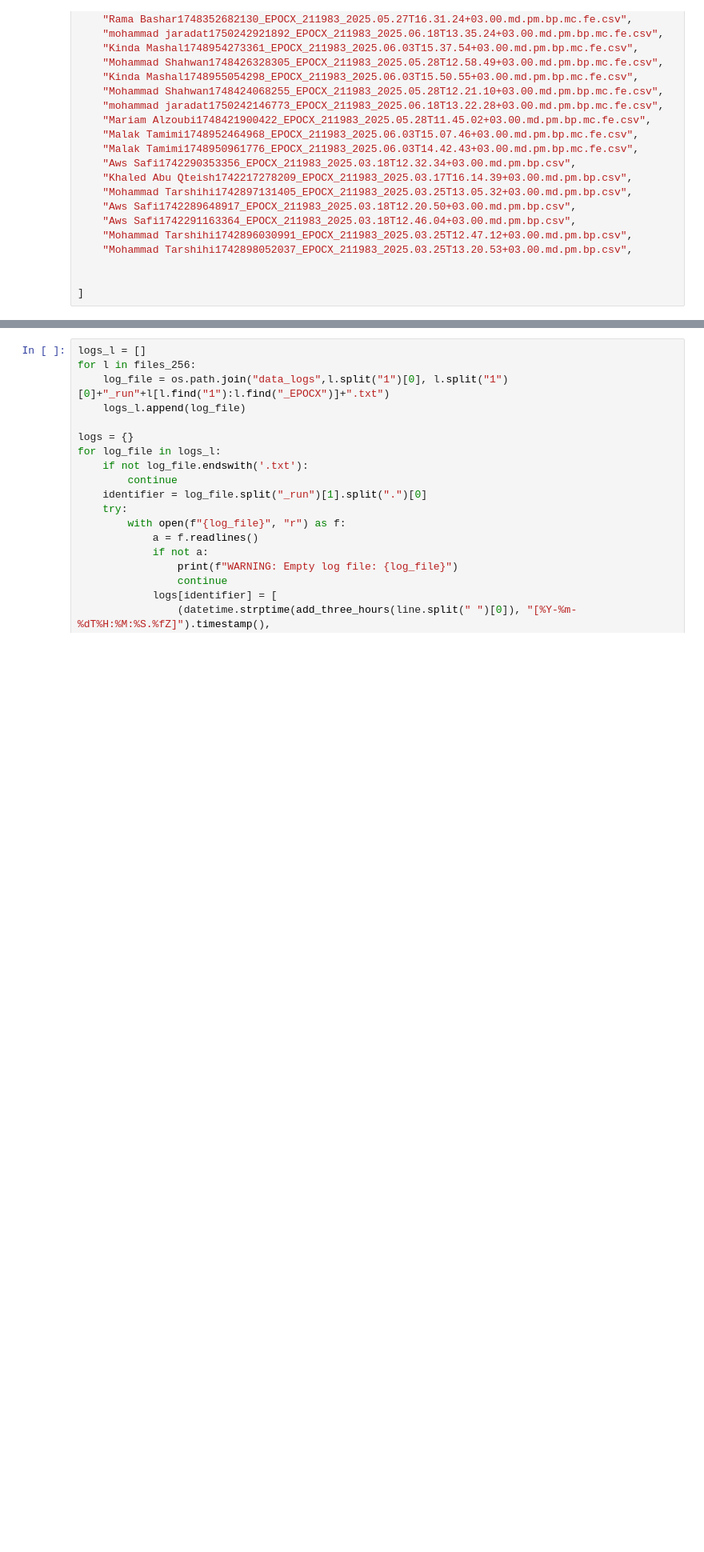
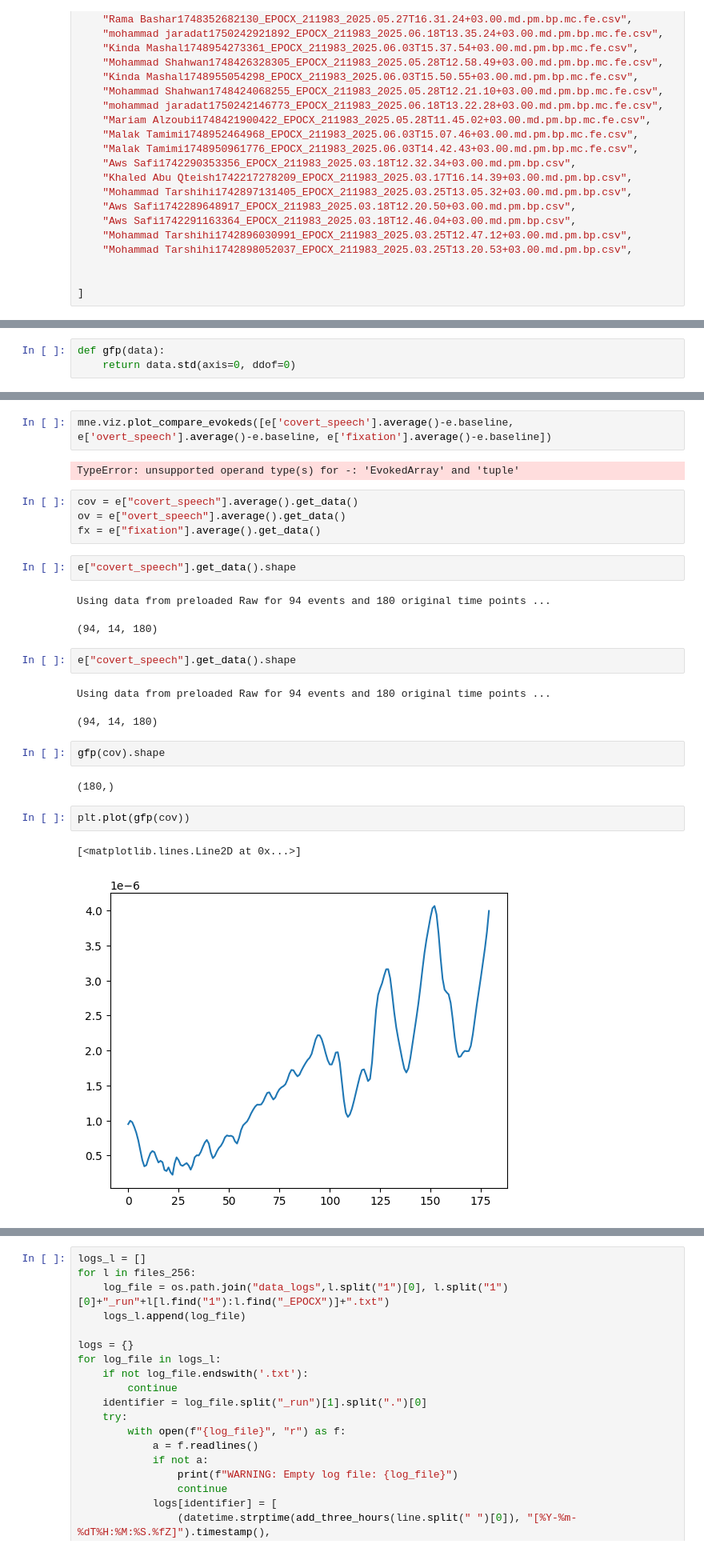
Before and after one commit to nasseralbess/imagined-speech, a Jupyter notebook: simpler.ipynb, the cells around one changed output, grey strips where cells are left out. Shown at 80% size. Drawn from its saved outputs; the diff is of its cells as text; blank space fills up the shorter version.

```diff
--- a/simpler.ipynb
+++ b/simpler.ipynb
@@ -89,0 +136,3 @@ files_256 = [
+# %%
+def gfp(data):
+    return data.std(axis=0, ddof=0)
@@ -89,0 +142,27 @@ files_256 = [
+# %%
+mne.viz.plot_compare_evokeds([e['covert_speech'].average()-e.baseline, e['overt_speech'].average()-e.baseline, e['fixation'].average()-e.baseline])
+# %% [output]
+TypeError: unsupported operand type(s) for -: 'EvokedArray' and 'tuple'
+# %%
+cov = e["covert_speech"].average().get_data()
+ov = e["overt_speech"].average().get_data()
+fx = e["fixation"].average().get_data()
+# %%
+e["covert_speech"].get_data().shape
+# %% [output]
+Using data from preloaded Raw for 94 events and 180 original time points ...
+(94, 14, 180)
+# %%
+e["covert_speech"].get_data().shape
+# %% [output]
+Using data from preloaded Raw for 94 events and 180 original time points ...
+(94, 14, 180)
+# %%
+gfp(cov).shape
+# %% [output]
+(180,)
+# %%
+plt.plot(gfp(cov))
+# %% [output]
+[<matplotlib.lines.Line2D at 0x...>]
+[figure, added]
```
Also changed, not shown: parts of 34 cells of this notebook, 13 other files.
